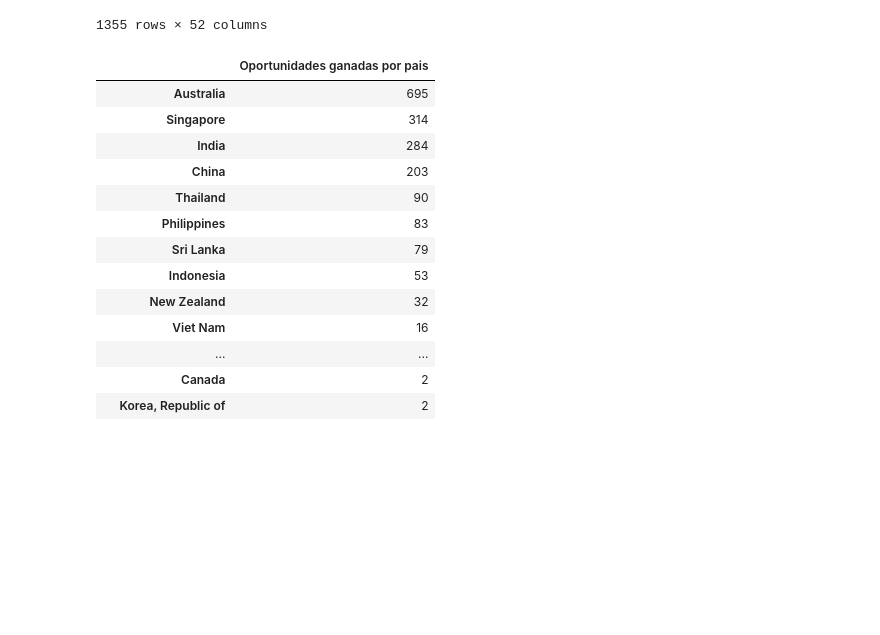
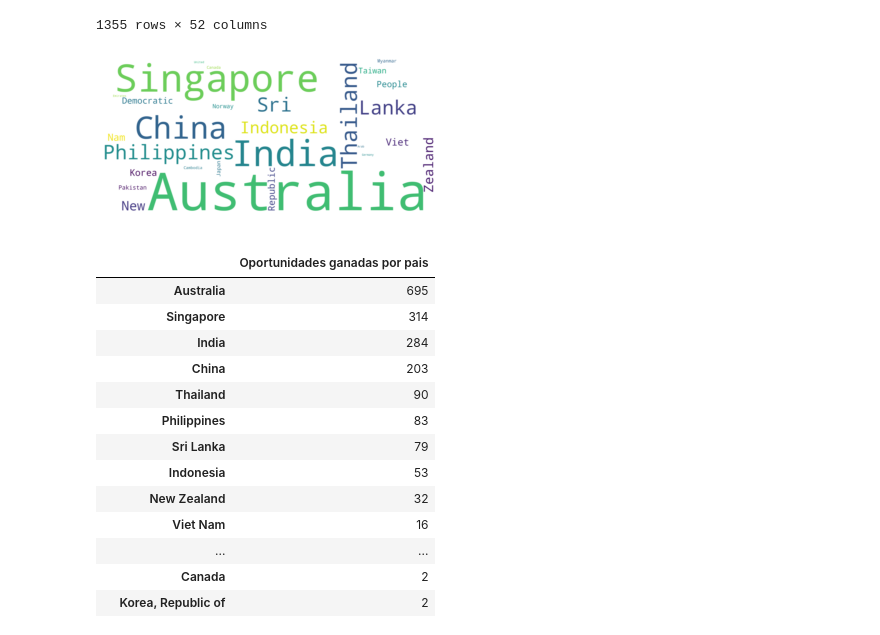
Before and after one commit to Ramaxx95/TP1-Orga-de-Datos, a Jupyter notebook: Visualizaciones/Region_APAC.ipynb, the cells around one changed output. Drawn from its saved outputs; the diff is of its cells as text; code cells hidden in the pictures; blank space fills up the shorter version.

```diff
--- a/Visualizaciones/Region_APAC.ipynb
+++ b/Visualizaciones/Region_APAC.ipynb
@@ -67,13 +67,15 @@ oportunidades_perdidas_APAC
 # %%
 text = " ".join(country for country in oportunidades_ganadas_APAC.Billing_Country)
 paises_ganados = oportunidades_ganadas_APAC.Billing_Country.astype(str)
 
 wordcloud = WordCloud(collocations=False,background_color="white",
-                          width=3000, height=1500).generate(text)
+                          width=4000, height=2000).generate(text)
 
 plt.imshow(wordcloud, interpolation='bilinear')
 plt.axis("off")
 plt.show()
+# %% [output]
+[figure, added]
 # %%
 ganadas_por_pais_APAC_df = oportunidades_ganadas_APAC.Billing_Country.value_counts().to_frame()
 ganadas_por_pais_APAC_df.columns=['Oportunidades ganadas por pais']
```
